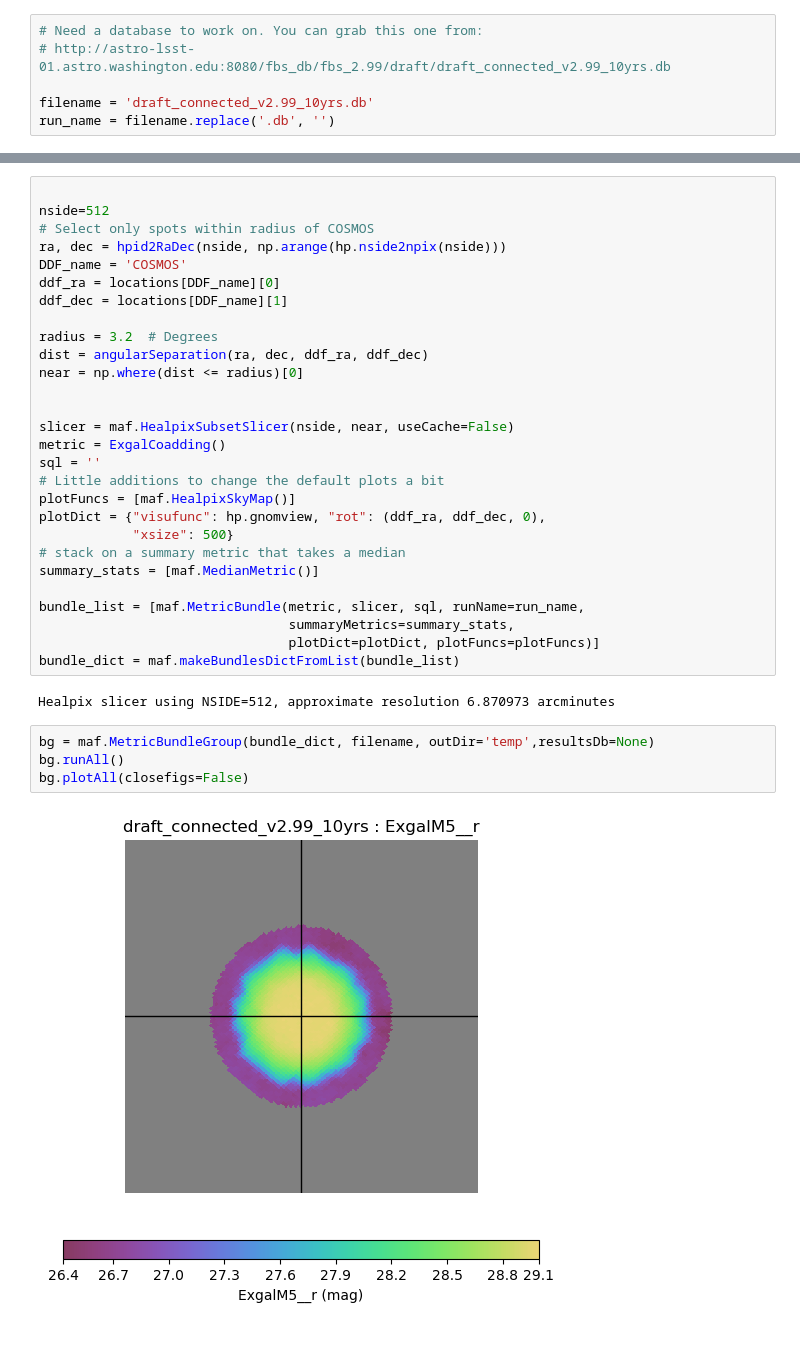
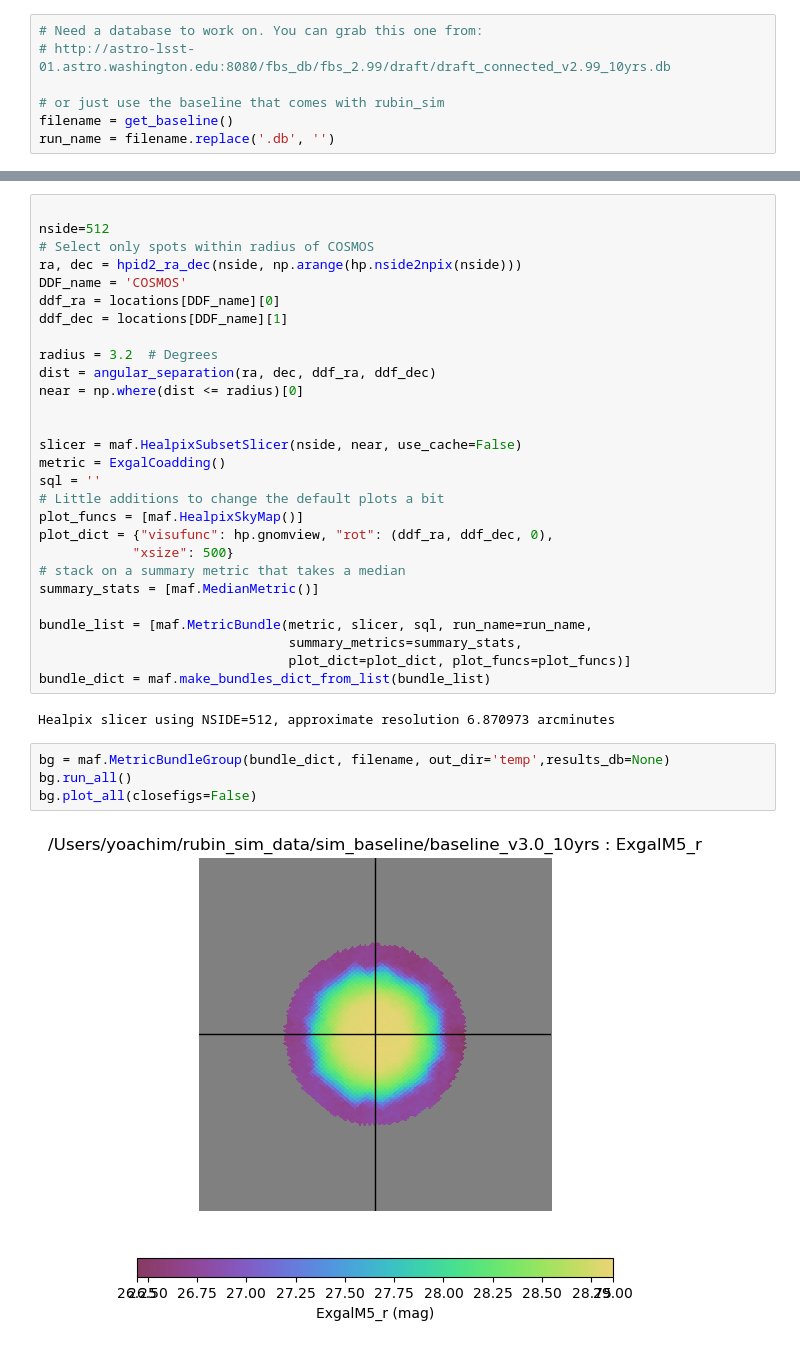
Before and after one commit to yoachim/22_Scratch, a Jupyter notebook: maf_quickstart/maf_pz_quickstart.ipynb, the cells around one changed output, grey strips where cells are left out. Cells and saved outputs as stored; diff of their text form.

```diff
--- a/maf_quickstart/maf_pz_quickstart.ipynb
+++ b/maf_quickstart/maf_pz_quickstart.ipynb
@@ -10,7 +11,8 @@ import healpy as hp
 # Need a database to work on. You can grab this one from:
 # http://astro-lsst-01.astro.washington.edu:8080/fbs_db/fbs_2.99/draft/draft_connected_v2.99_10yrs.db
 
-filename = 'draft_connected_v2.99_10yrs.db'
+# or just use the baseline that comes with rubin_sim
+filename = get_baseline()
 run_name = filename.replace('.db', '')
 # %%
 # Let's make a metric that computes the coadded depth in all filters, applies dust extinction
@@ -156,35 +158,35 @@ locations
 
 nside=512
 # Select only spots within radius of COSMOS
-ra, dec = hpid2RaDec(nside, np.arange(hp.nside2npix(nside)))
+ra, dec = hpid2_ra_dec(nside, np.arange(hp.nside2npix(nside)))
 DDF_name = 'COSMOS'
 ddf_ra = locations[DDF_name][0]
 ddf_dec = locations[DDF_name][1]
 
 radius = 3.2  # Degrees
-dist = angularSeparation(ra, dec, ddf_ra, ddf_dec)
+dist = angular_separation(ra, dec, ddf_ra, ddf_dec)
 near = np.where(dist <= radius)[0]
 
 
-slicer = maf.HealpixSubsetSlicer(nside, near, useCache=False)
+slicer = maf.HealpixSubsetSlicer(nside, near, use_cache=False)
 metric = ExgalCoadding()
 sql = ''
 # Little additions to change the default plots a bit
-plotFuncs = [maf.HealpixSkyMap()]
-plotDict = {"visufunc": hp.gnomview, "rot": (ddf_ra, ddf_dec, 0),
+plot_funcs = [maf.HealpixSkyMap()]
+plot_dict = {"visufunc": hp.gnomview, "rot": (ddf_ra, ddf_dec, 0),
             "xsize": 500}
 # stack on a summary metric that takes a median
 summary_stats = [maf.MedianMetric()]
 
-bundle_list = [maf.MetricBundle(metric, slicer, sql, runName=run_name,
-                                summaryMetrics=summary_stats,
-                                plotDict=plotDict, plotFuncs=plotFuncs)]
-bundle_dict = maf.makeBundlesDictFromList(bundle_list)
+bundle_list = [maf.MetricBundle(metric, slicer, sql, run_name=run_name,
+                                summary_metrics=summary_stats,
+                                plot_dict=plot_dict, plot_funcs=plot_funcs)]
+bundle_dict = maf.make_bundles_dict_from_list(bundle_list)
 # %% [output]
 Healpix slicer using NSIDE=512, approximate resolution 6.870973 arcminutes
 # %%
-bg = maf.MetricBundleGroup(bundle_dict, filename, outDir='temp',resultsDb=None)
-bg.runAll()
-bg.plotAll(closefigs=False)
+bg = maf.MetricBundleGroup(bundle_dict, filename, out_dir='temp',results_db=None)
+bg.run_all()
+bg.plot_all(closefigs=False)
 # %% [output]
-[figure, old version]
+[figure, new version]
```
Also changed, not shown: parts of 11 cells of this notebook.
